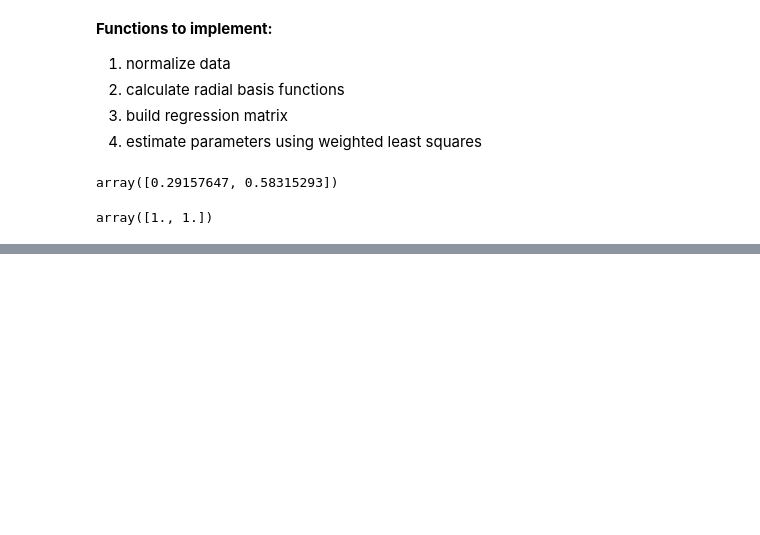
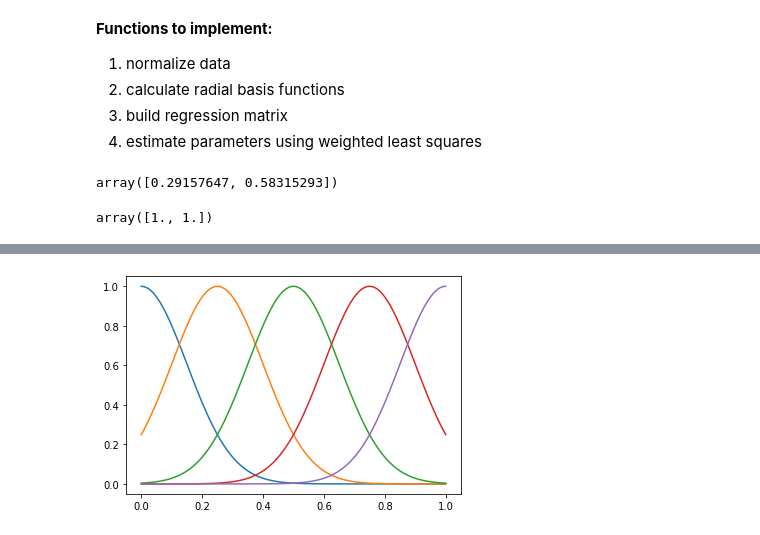
Before and after one commit to harbenml/RBF-network, a Jupyter notebook: notebooks/RBF_demo.ipynb, the cells around one changed output, grey strips where cells are left out. Saved outputs shown, nothing was run; the diff lists cells and outputs as text; code cells hidden in the pictures; blank space fills up the shorter version.

```diff
--- a/notebooks/RBF_demo.ipynb
+++ b/notebooks/RBF_demo.ipynb
@@ -28,3 +29,9 @@ def normalize_data(data):
     std_values = np.std(data, axis=0)
     data_norm = (data-mean_values)/std_values
     return data_norm, mean_values, std_values
+# %%
+def calculate_radial_basis_function_matrix(x, centers, stds):
+    # x: (#samples, #dimensions)
+    # centers: (#neurons, #dimensions)
+    # stds: (#neurons, #dimensions)
+    return np.exp( -0.5*np.square((x - centers) / stds) )
@@ -30,0 +46,4 @@ def normalize_data(data):
+# %%
+def plot_rbf(x, phi):
+    for i in range(phi.shape[1]):
+        plt.plot(x, phi[:,i]);
@@ -40,0 +93,4 @@ array([1., 1.])
+# %%
+plot_rbf(x, phi)
+# %% [output]
+[figure, added]
```
Also changed, not shown: parts of 26 cells of this notebook, 2 other files.
